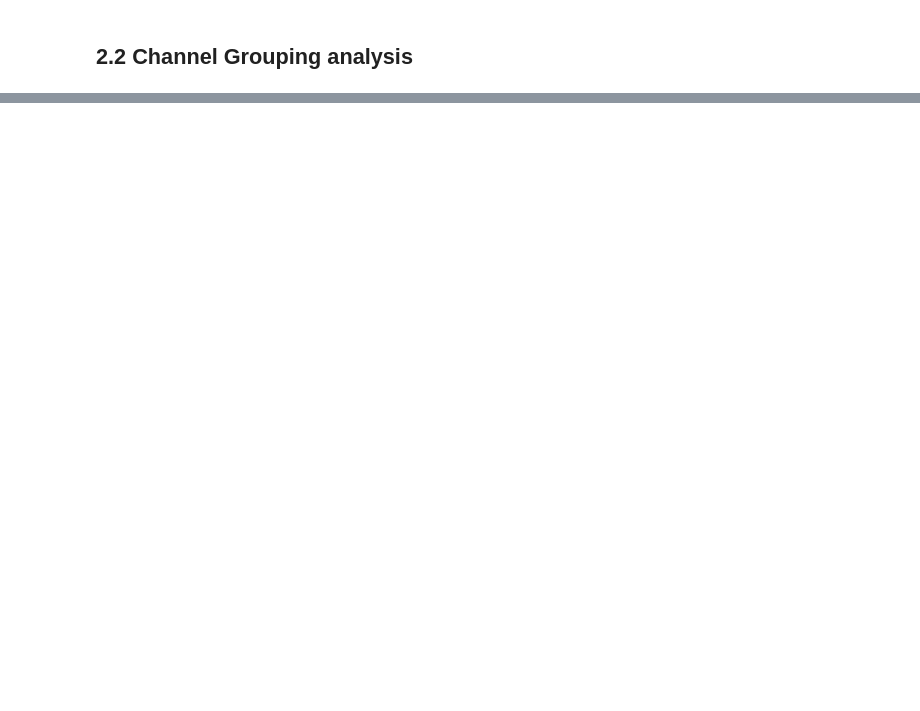
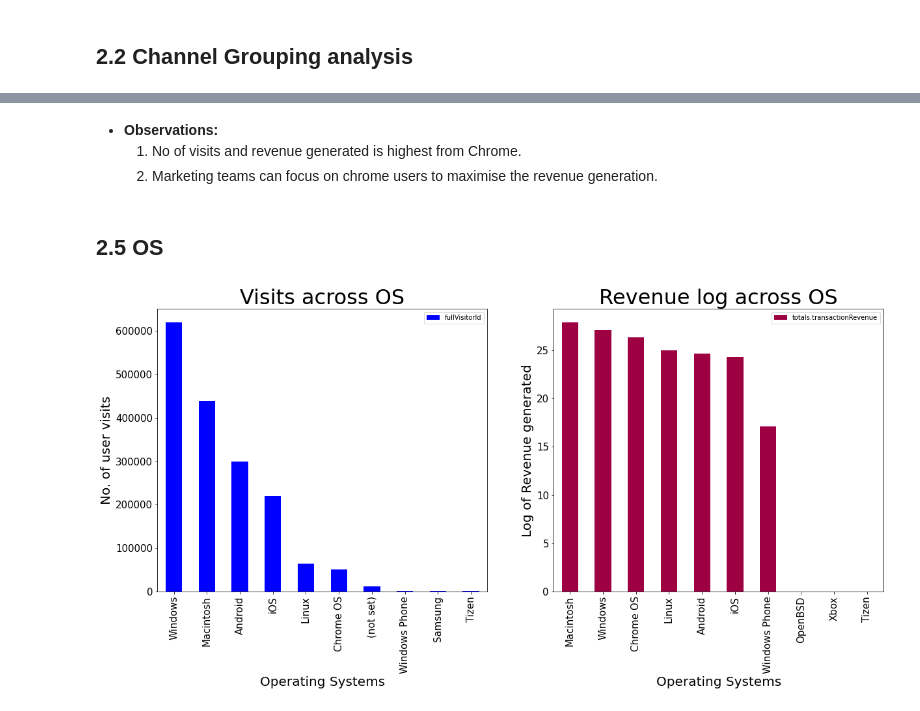
Before and after one commit to GK4444/google-revenue-prediction, a Jupyter notebook: main.ipynb, the cells around one changed output, grey strips where cells are left out. Drawn from its saved outputs; the diff is of its cells as text; code cells hidden in the pictures; blank space fills up the shorter version.

```diff
--- a/main.ipynb
+++ b/main.ipynb
@@ -722,0 +681,36 @@ plt.xticks(fontsize=8, rotation=90) # Adjust the xticks, rotating the labels
+# %% [markdown]
+* **Observations:**
+    1. No of visits and revenue generated is highest from Chrome.
+    2. Marketing teams can focus on chrome users to maximise the revenue generation.
+# %% [markdown]
+## 2.5 OS
+# %%
+# creating a subplot grid of 1 x 2
+fig, axes = plt.subplots(nrows=1, ncols=2, figsize=(20,8))
+
+# ------no of user visits across each OS------
+# grouping by OS according to each customer
+tmp1 = train_df.groupby('device.operatingSystem')['fullVisitorId'].count().reset_index()
+# plotting the bar graph
+# selecting top 10 entires using head(10)
+tmp1.sort_values('fullVisitorId', ascending=False).head(10).plot(kind='bar', x='device.operatingSystem', \
+                                                        y='fullVisitorId', colormap='winter', ax=axes[0], \
+                                                        title = 'Visits across OS')
+axes[0].set_xlabel("Operating Systems", fontsize=20)
+axes[0].set_ylabel("No. of user visits", fontsize=20)
+
+# ------revenue generated by each OS-------
+tmp2 = train_df.groupby('device.operatingSystem')['totals.transactionRevenue'].sum().reset_index()
+tmp2['totals.transactionRevenue'] = np.log1p(tmp2['totals.transactionRevenue'])
+# plotting the bar graph
+# selecting top 10 entires using head(10)
+tmp2.sort_values('totals.transactionRevenue', ascending=False).head(10).plot(kind='bar', x='device.operatingSystem', \
+                                                                    y='totals.transactionRevenue', \
+                                                                    title="Revenue log across OS", \
+                                                                    colormap='Spectral', ax=axes[1])
+axes[1].set_xlabel("Operating Systems", fontsize=20)
+axes[1].set_ylabel("Log of Revenue generated", fontsize=20)
+
+plt.show()
+# %% [output]
+[figure, added]
```
Also changed, not shown: parts of 42 cells of this notebook.
